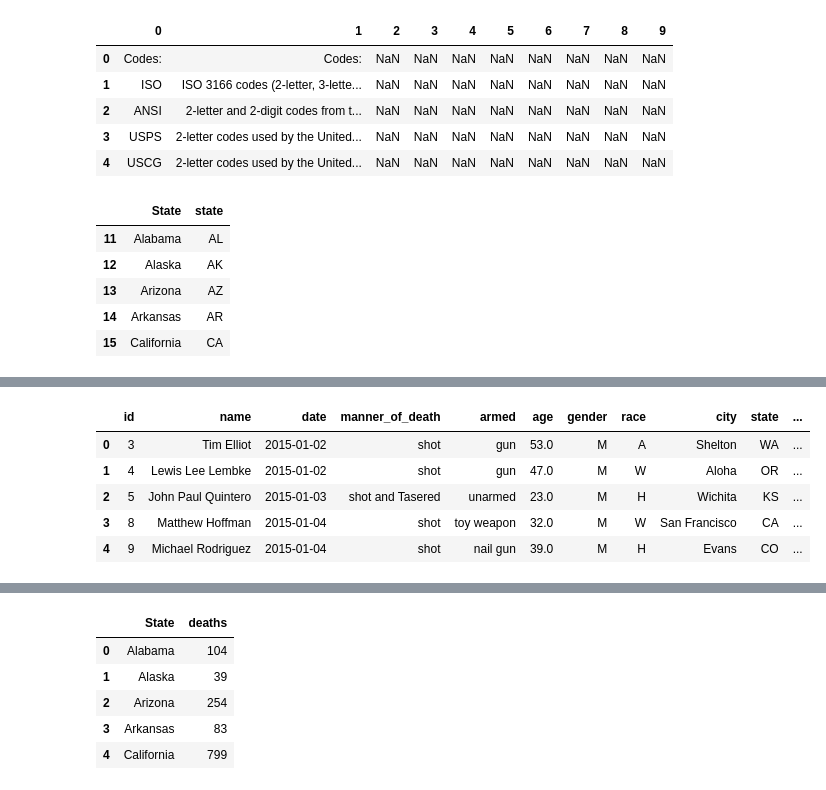
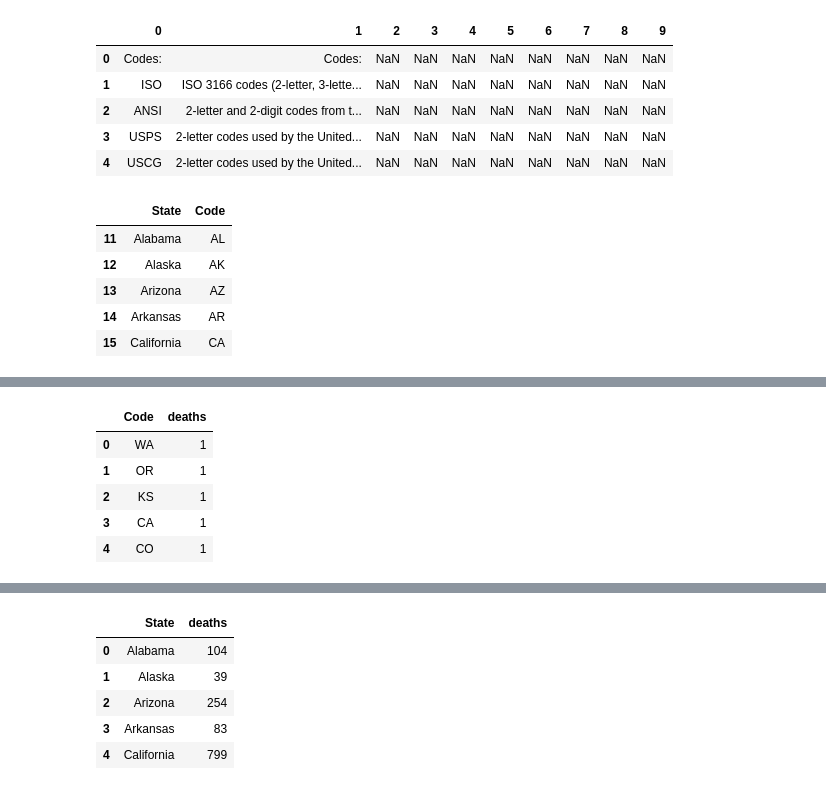
Before and after one commit to kanies89/Dataset-manipulation, a Jupyter notebook: Module 8.3 Task 1.ipynb, the cells around one changed output, grey strips where cells are left out. Drawn from its saved outputs; the diff is of its cells as text; code cells hidden in the pictures.

```diff
--- a/Module 8.3 Task 1.ipynb
+++ b/Module 8.3 Task 1.ipynb
@@ -66,7 +91,7 @@ dz[dz['signs_of_mental_illness'] == max(dz['signs_of_mental_illness'])]
 # %%
 df['date'] = pd.to_datetime(df['date'])
 # %%
-df['day_of_the_week'] = df['date'].dt.day_name()
+df['deaths by day'] = df['date'].dt.day_name()
 # %%
 df.head()
 # %% [output]
@@ -145,11 +142,11 @@ table_1.head()
 # %%
 table_1 = table_1[table_1[1] == 'State']
 # %%
-table_1 = table_1.drop(columns=[1, 2, 4, 5, 6, 7, 8, 9])
-table_1.rename(columns={0: 'State', 3: 'state'}, inplace = True)
+table_1 = table_1[[0, 3]]
+table_1.rename(columns={0: 'State', 3: 'Code'}, inplace = True)
 table_1.head()
 # %% [output]
-|  | State | state |
+|  | State | Code |
 | 11 | Alabama | AL |
 | 12 | Alaska | AK |
 | 13 | Arizona | AZ |
@@ -169,13 +166,14 @@ table_2.head()
 | 3 | 4.0 | 4.0 | Florida | 19453561 | 19378102 | ... |
 | 4 | 5.0 | 5.0 | Illinois | 12801989 | 12702379 | ... |
 # %%
-table_3 = pd.DataFrame(pd.read_csv('fatal-police-shootings-data.csv'))
-table_3['deaths'] = 1
+df['deaths'] = 1
+table_3 = df[['state','deaths']]
+table_3 = table_3.rename(columns={'state': 'Code'})
 table_3.head()
 # %% [output]
-|  | id | name | date | manner_of_death | armed | age | gender | race | city | state | ... |
-| 0 | 3 | Tim Elliot | 2015-01-02 | shot | gun | 53.0 | M | A | Shelton | WA | ... |
-| 1 | 4 | Lewis Lee Lembke | 2015-01-02 | shot | gun | 47.0 | M | W | Aloha | OR | ... |
-| 2 | 5 | John Paul Quintero | 2015-01-03 | shot and Tasered | unarmed | 23.0 | M | H | Wichita | KS | ... |
-| 3 | 8 | Matthew Hoffman | 2015-01-04 | shot | toy weapon | 32.0 | M | W | San Francisco | CA | ... |
-| 4 | 9 | Michael Rodriguez | 2015-01-04 | shot | nail gun | 39.0 | M | H | Evans | CO | ... |
+|  | Code | deaths |
+| 0 | WA | 1 |
+| 1 | OR | 1 |
+| 2 | KS | 1 |
+| 3 | CA | 1 |
+| 4 | CO | 1 |
```
Also changed, not shown: parts of 24 cells of this notebook.
